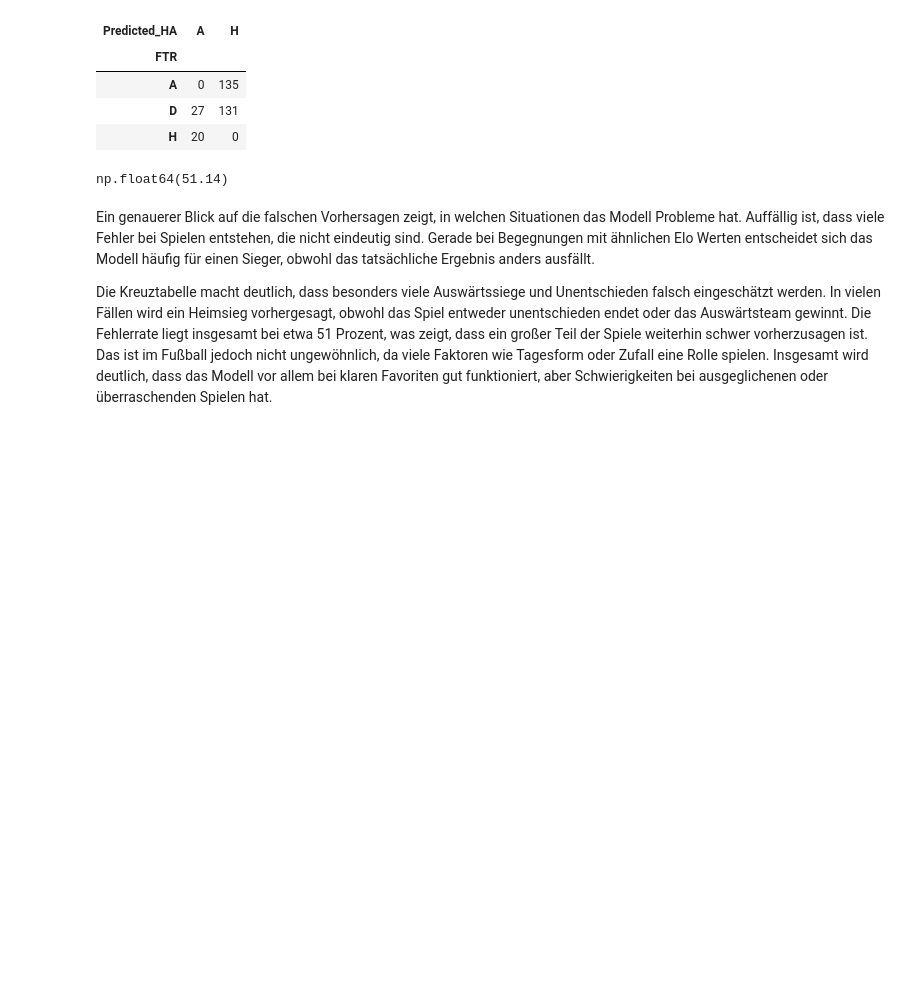
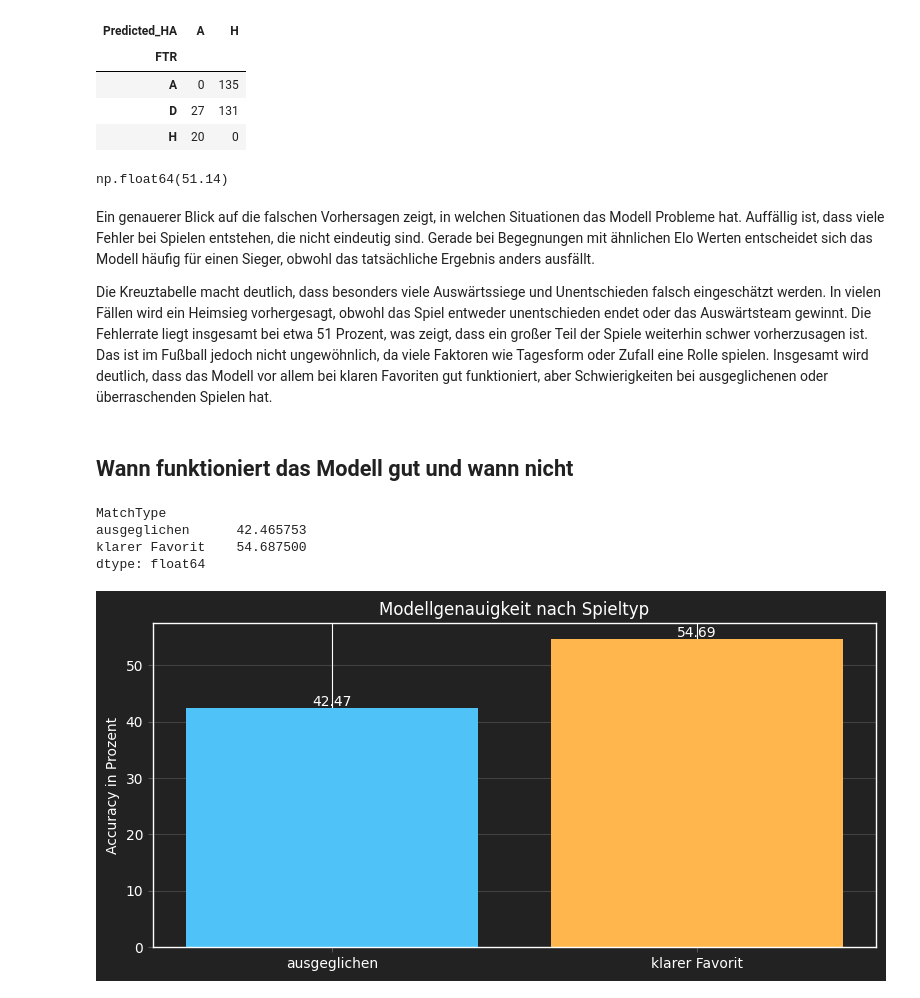
Before and after one commit to Berkedmy/Final_Projekt, a Jupyter notebook: notebooks/01_data_check.ipynb, the cells around one changed output. Saved outputs shown, nothing was run; the diff lists cells and outputs as text; code cells hidden in the pictures; blank space fills up the shorter version.

Commit message:
Analyse der Modellgenauigkeit erweitert sowie zusätzliche Auswertungen ergänzt

```diff
--- a/notebooks/01_data_check.ipynb
+++ b/notebooks/01_data_check.ipynb
@@ -1411,3 +1411,59 @@ np.float64(51.14)
 Ein genauerer Blick auf die falschen Vorhersagen zeigt, in welchen Situationen das Modell Probleme hat. Auffällig ist, dass viele Fehler bei Spielen entstehen, die nicht eindeutig sind. Gerade bei Begegnungen mit ähnlichen Elo Werten entscheidet sich das Modell häufig für einen Sieger, obwohl das tatsächliche Ergebnis anders ausfällt.
 
 Die Kreuztabelle macht deutlich, dass besonders viele Auswärtssiege und Unentschieden falsch eingeschätzt werden. In vielen Fällen wird ein Heimsieg vorhergesagt, obwohl das Spiel entweder unentschieden endet oder das Auswärtsteam gewinnt. Die Fehlerrate liegt insgesamt bei etwa 51 Prozent, was zeigt, dass ein großer Teil der Spiele weiterhin schwer vorherzusagen ist. Das ist im Fußball jedoch nicht ungewöhnlich, da viele Faktoren wie Tagesform oder Zufall eine Rolle spielen. Insgesamt wird deutlich, dass das Modell vor allem bei klaren Favoriten gut funktioniert, aber Schwierigkeiten bei ausgeglichenen oder überraschenden Spielen hat.
+# %% [markdown]
+## Wann funktioniert das Modell gut und wann nicht
+# %%
+df["EloDiff"] = abs(df["HomeEloBefore"] - df["AwayEloBefore"])
+
+df["MatchType"] = df["EloDiff"].apply(
+    lambda x: "ausgeglichen" if x < 50 else "klarer Favorit"
+)
+
+performance_by_type = df.groupby("MatchType").apply(
+    lambda x: (x["Predicted_HA"] == x["FTR"]).mean() * 100
+)
+
+performance_by_type
+# %% [output]
+MatchType
+ausgeglichen      42.465753
+klarer Favorit    54.687500
+dtype: float64
+# %%
+labels = performance_by_type.index
+values = performance_by_type.values
+
+colors = ["#4fc3f7", "#ffb74d"]
+
+plt.figure(figsize=(8,4))
+bars = plt.bar(labels, values, color=colors)
+
+ax = plt.gca()
+ax.set_facecolor("#222222")
+plt.gcf().patch.set_facecolor("#222222")
+
+plt.title("Modellgenauigkeit nach Spieltyp", color="white")
+plt.ylabel("Accuracy in Prozent", color="white")
+
+plt.xticks(color="white")
+plt.yticks(color="white")
+
+for spine in ax.spines.values():
+    spine.set_color("white")
+
+for bar in bars:
+    yval = bar.get_height()
+    plt.text(
+        bar.get_x() + bar.get_width()/2,
+        yval + 0.3,
+        f"{yval:.2f}",
+        ha="center",
+        color="white"
+    )
+
+plt.grid(axis="y", color="white", alpha=0.15)
+plt.tight_layout()
+plt.show()
+# %% [output]
+[figure, added]
```
Also changed, not shown: parts of 5 cells of this notebook.
